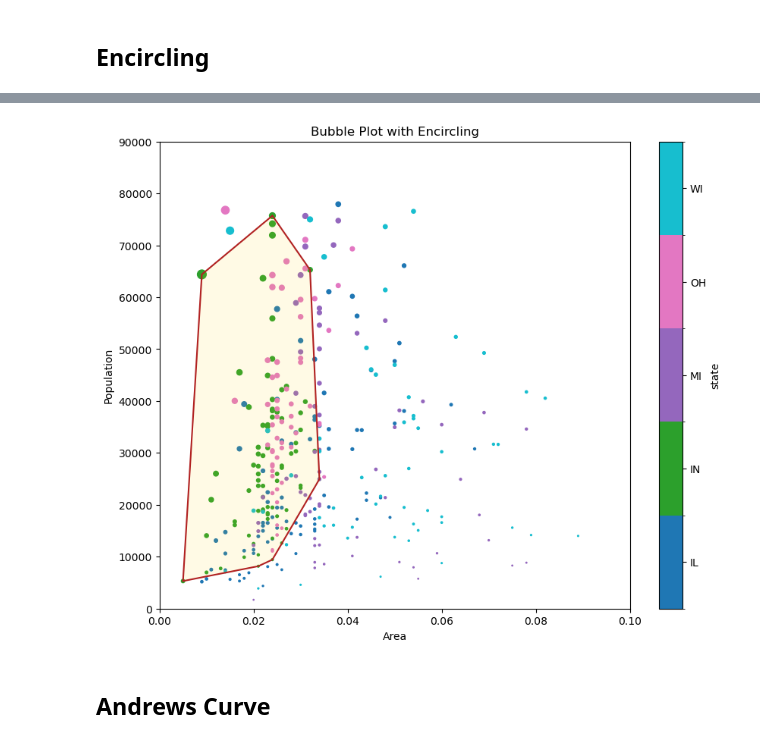
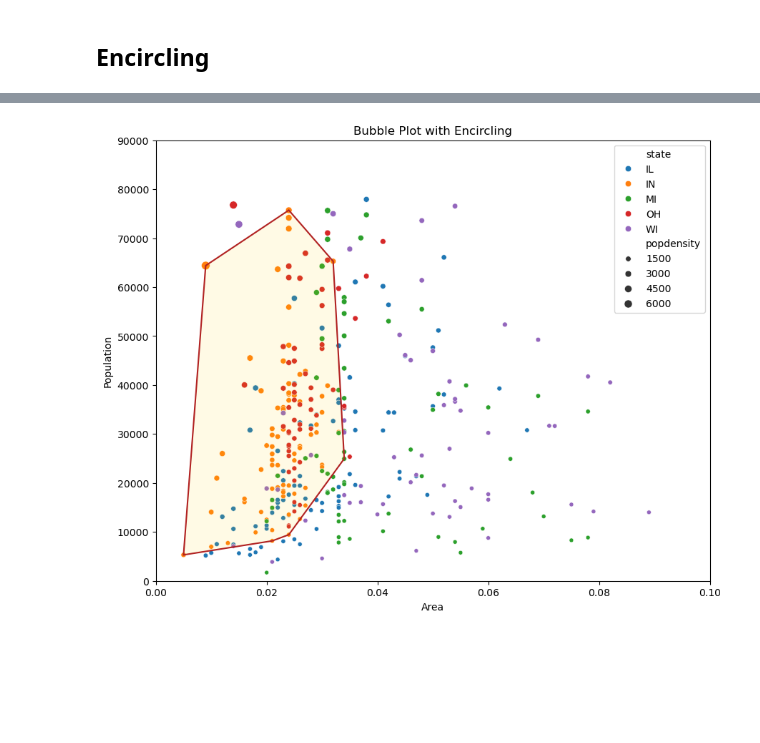
Before and after one commit to ivaquero/blog-bio, a Jupyter notebook: analysis/group.ipynb, the cells around one changed output, grey strips where cells are left out. Saved outputs shown, nothing was run; the diff lists cells and outputs as text; code cells hidden in the pictures; blank space fills up the shorter version.

```diff
--- a/analysis/group.ipynb
+++ b/analysis/group.ipynb
@@ -21,6 +24,6 @@ mpg.head()
 # %%
-mpg_group = mpg.loc[:, ["cty", "manufacturer"]].groupby("manufacturer").mean()
-mpg_group = mpg_group.sort_values("cty")
-mpg_group = mpg_group.reset_index()
+mpg_group = (
+    mpg[:, ["cty", "manufacturer"]].group_by("manufacturer").mean().sort(by="cty")
+)
 mpg_group.head()
 # %% [output]
@@ -33,7 +38,7 @@ mpg_group.head()
 # %%
 fig, ax = plt.subplots(figsize=(10, 6), facecolor="white")
 
-x = mpg_group["manufacturer"].str.upper()
+x = mpg_group["manufacturer"].str.to_uppercase()
 y = mpg_group["cty"]
 
 ax.bar(x=x, height=y)
@@ -98,8 +105,9 @@ plt.show()
 # %% [markdown]
 ## Encircling
 # %%
-midwest = pd.read_csv("data/midwest_filter.csv")
-midwest["popdensity"] = midwest["popdensity"] / 100
-midwest["state"] = midwest["state"].astype("category")
+midwest = pl.read_csv("data/midwest_filter.csv")
+midwest.with_columns(
+    popdensity=midwest["poptotal"] / 100, state=midwest["state"].cast(pl.Categorical)
+)
 midwest.head()
 # %% [output]
@@ -113,4 +122,4 @@ midwest.head()
 # %%
-midwest_select = midwest.query("state=='IN'")
+midwest_select = midwest.filter(pl.col("state") == "IN")
 midwest_select.head()
 # %% [output]
@@ -124,37 +134,41 @@ midwest_select.head()
 # %%
 _, ax = plt.subplots(figsize=(10, 8))
 
-midwest.plot.scatter(
-    x="area", y="poptotal", c="state", s="popdensity", cmap="tab10", ax=ax
+sns.scatterplot(
+    midwest,
+    x="area",
+    y="poptotal",
+    hue="state",
+    size="popdensity",
+    palette="tab10",
+    ax=ax,
 )
 
 
 # Encircling
 def encircle(x, y, ax=None, **kw) -> None:
     ax = ax or plt.gca()
     p = np.stack([x, y], axis=1)
     hull = ConvexHull(p)
     poly = patches.Polygon(xy=p[hull.vertices, :], closed=True, **kw)
     ax.add_patch(poly)
 
 
 ax.set(
     xlim=(0.0, 0.1),
     ylim=(0, 90000),
     xlabel="Area",
     ylabel="Population",
     title="Bubble Plot with Encircling",
 )
 
 x = midwest_select["area"]
 y = midwest_select["poptotal"]
 
 # Draw polygon surrounding vertices
 encircle(x, y, ec="k", fc="gold", alpha=0.1, ax=ax)
 encircle(x, y, ec="firebrick", fc="none", lw=1.5, ax=ax)
 
 plt.show()
 # %% [output]
-[figure, old version]
+[figure, new version]
-# %% [markdown]
-## Andrews Curve
```
Also changed, not shown: parts of 14 cells of this notebook, 2 other files.
